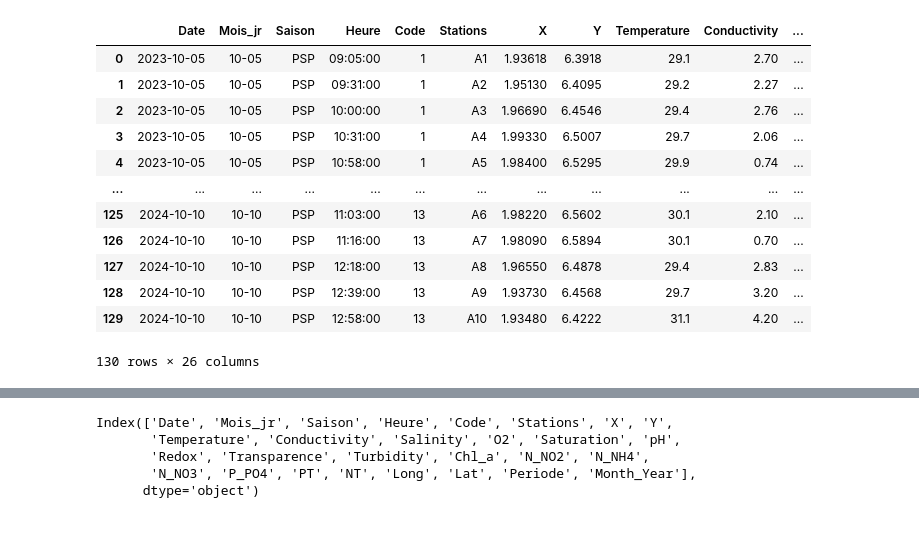
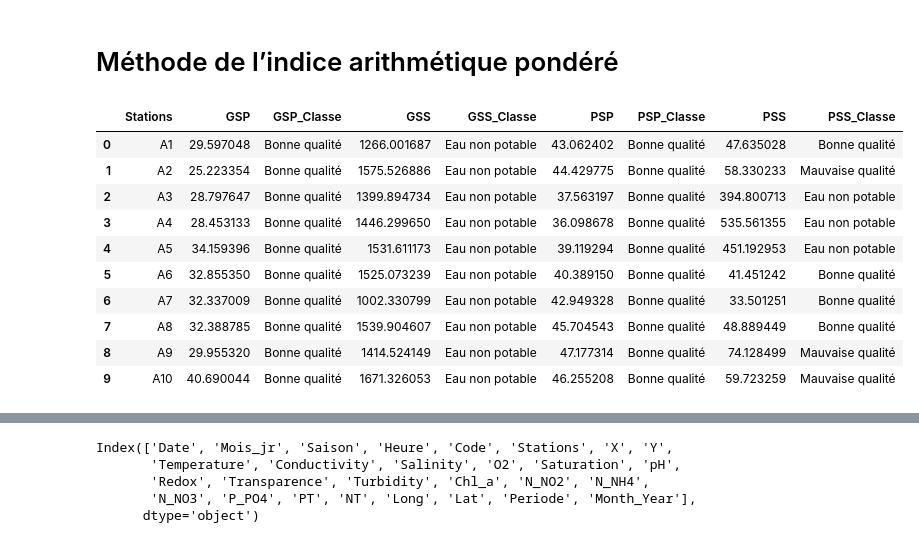
Before and after one commit to fidel-king/Master, a Jupyter notebook: iqememoire.ipynb, the cells around one changed output, grey strips where cells are left out. Cells and saved outputs as stored; diff of their text form; code cells hidden in the pictures.

```diff
--- a/iqememoire.ipynb
+++ b/iqememoire.ipynb
@@ -29,22 +29,23 @@ from scipy.spatial.distance import cdist
 # %%
 # Importation des données
 data_aheme = pd.read_excel("Data_Aheme.xlsx", sheet_name="Data_Aheme")
-
+iqe = pd.read_excel("Data_Aheme.xlsx", sheet_name="iqe")
+ccme = pd.read_excel("Data_Aheme.xlsx", sheet_name="ccme")
 # Création d'une copie du dataframe
 df_copy = data_aheme.copy()
+# %% [markdown]
+# Méthode de l’indice arithmétique pondéré
 # %%
-df_copy
+iqe
 # %% [output]
-|  | Date | Mois_jr | Saison | Heure | Code | Stations | X | Y | Temperature | Conductivity | ... |
-| 0 | 2023-10-05 | 10-05 | PSP | 09:05:00 | 1 | A1 | 1.93618 | 6.3918 | 29.1 | 2.70 | ... |
-| 1 | 2023-10-05 | 10-05 | PSP | 09:31:00 | 1 | A2 | 1.95130 | 6.4095 | 29.2 | 2.27 | ... |
-| 2 | 2023-10-05 | 10-05 | PSP | 10:00:00 | 1 | A3 | 1.96690 | 6.4546 | 29.4 | 2.76 | ... |
-| 3 | 2023-10-05 | 10-05 | PSP | 10:31:00 | 1 | A4 | 1.99330 | 6.5007 | 29.7 | 2.06 | ... |
-| 4 | 2023-10-05 | 10-05 | PSP | 10:58:00 | 1 | A5 | 1.98400 | 6.5295 | 29.9 | 0.74 | ... |
-| ... | ... | ... | ... | ... | ... | ... | ... | ... | ... | ... | ... |
-| 125 | 2024-10-10 | 10-10 | PSP | 11:03:00 | 13 | A6 | 1.98220 | 6.5602 | 30.1 | 2.10 | ... |
-| 126 | 2024-10-10 | 10-10 | PSP | 11:16:00 | 13 | A7 | 1.98090 | 6.5894 | 30.1 | 0.70 | ... |
-| 127 | 2024-10-10 | 10-10 | PSP | 12:18:00 | 13 | A8 | 1.96550 | 6.4878 | 29.4 | 2.83 | ... |
-| 128 | 2024-10-10 | 10-10 | PSP | 12:39:00 | 13 | A9 | 1.93730 | 6.4568 | 29.7 | 3.20 | ... |
-| 129 | 2024-10-10 | 10-10 | PSP | 12:58:00 | 13 | A10 | 1.93480 | 6.4222 | 31.1 | 4.20 | ... |
+|  | Stations | GSP | GSP_Classe | GSS | GSS_Classe | PSP | PSP_Classe | PSS | PSS_Classe |
+| 0 | A1 | 29.597048 | Bonne qualité | 1266.001687 | Eau non potable | 43.062402 | Bonne qualité | 47.635028 | Bonne qualité |
+| 1 | A2 | 25.223354 | Bonne qualité | 1575.526886 | Eau non potable | 44.429775 | Bonne qualité | 58.330233 | Mauvaise qualité |
+| 2 | A3 | 28.797647 | Bonne qualité | 1399.894734 | Eau non potable | 37.563197 | Bonne qualité | 394.800713 | Eau non potable |
+| 3 | A4 | 28.453133 | Bonne qualité | 1446.299650 | Eau non potable | 36.098678 | Bonne qualité | 535.561355 | Eau non potable |
+| 4 | A5 | 34.159396 | Bonne qualité | 1531.611173 | Eau non potable | 39.119294 | Bonne qualité | 451.192953 | Eau non potable |
+| 5 | A6 | 32.855350 | Bonne qualité | 1525.073239 | Eau non potable | 40.389150 | Bonne qualité | 41.451242 | Bonne qualité |
+| 6 | A7 | 32.337009 | Bonne qualité | 1002.330799 | Eau non potable | 42.949328 | Bonne qualité | 33.501251 | Bonne qualité |
+| 7 | A8 | 32.388785 | Bonne qualité | 1539.904607 | Eau non potable | 45.704543 | Bonne qualité | 48.889449 | Bonne qualité |
+| 8 | A9 | 29.955320 | Bonne qualité | 1414.524149 | Eau non potable | 47.177314 | Bonne qualité | 74.128499 | Mauvaise qualité |
+| 9 | A10 | 40.690044 | Bonne qualité | 1671.326053 | Eau non potable | 46.255208 | Bonne qualité | 59.723259 | Mauvaise qualité |
-130 rows × 26 columns
```
Also changed, not shown: parts of 39 cells of this notebook.
